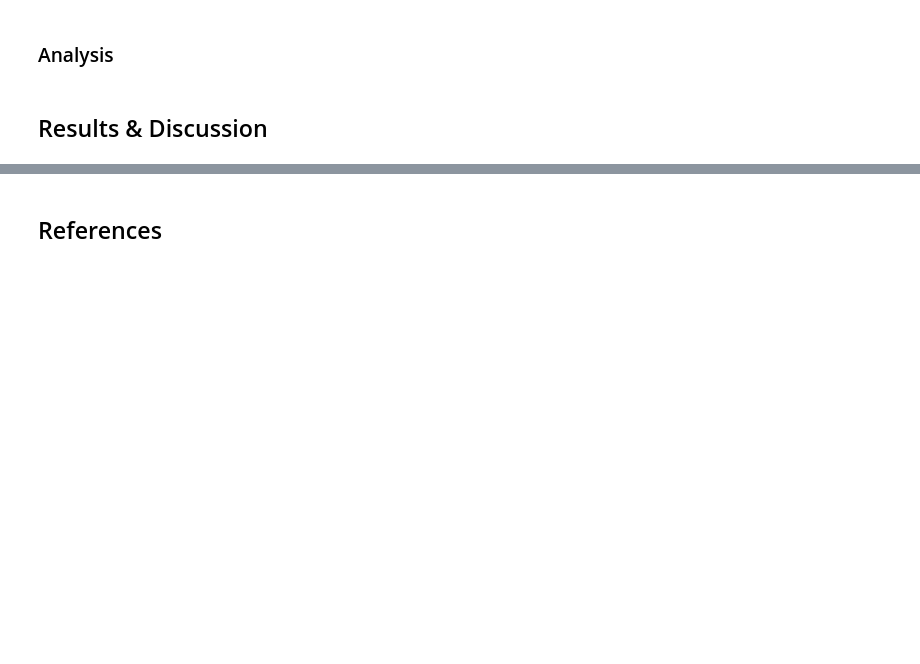
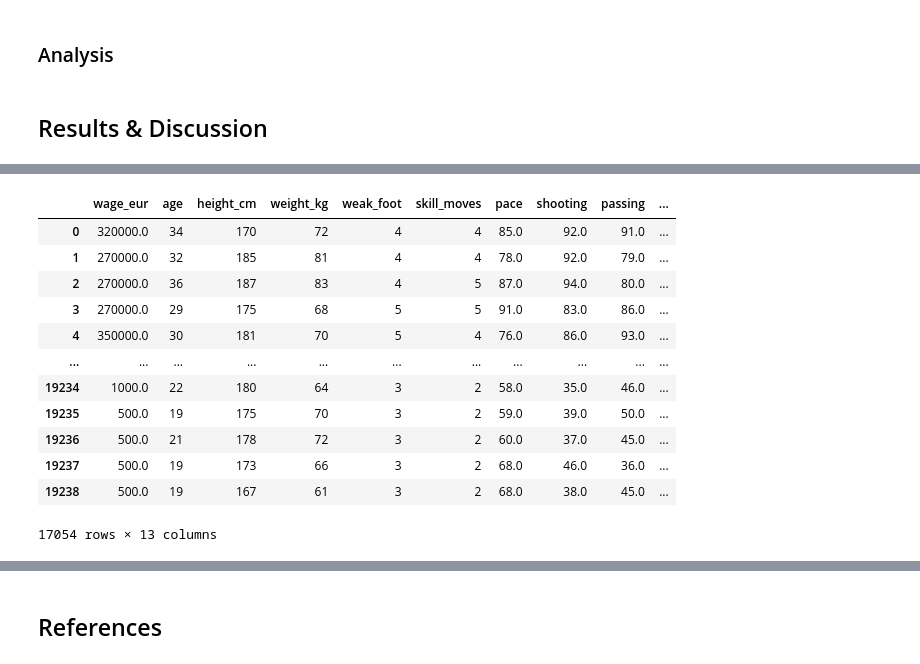
Before and after one commit to UBC-MDS/2023_dsci522-group17, a Jupyter notebook: high-potential-fifa-prediction-report.ipynb, the cells around one changed output, grey strips where cells are left out. Saved outputs shown, nothing was run; the diff lists cells and outputs as text; code cells hidden in the pictures; blank space fills up the shorter version.

```diff
--- a/high-potential-fifa-prediction-report.ipynb
+++ b/high-potential-fifa-prediction-report.ipynb
@@ -47,3 +66,19 @@ FileNotFoundError: [Errno 2] No such file or directory: 'fifa_2022_datasets.zip'
+# %%
+df
+# %% [output]
+|  | wage_eur | age | height_cm | weight_kg | weak_foot | skill_moves | pace | shooting | passing | ... |
+| 0 | 320000.0 | 34 | 170 | 72 | 4 | 4 | 85.0 | 92.0 | 91.0 | ... |
+| 1 | 270000.0 | 32 | 185 | 81 | 4 | 4 | 78.0 | 92.0 | 79.0 | ... |
+| 2 | 270000.0 | 36 | 187 | 83 | 4 | 5 | 87.0 | 94.0 | 80.0 | ... |
+| 3 | 270000.0 | 29 | 175 | 68 | 5 | 5 | 91.0 | 83.0 | 86.0 | ... |
+| 4 | 350000.0 | 30 | 181 | 70 | 5 | 4 | 76.0 | 86.0 | 93.0 | ... |
+| ... | ... | ... | ... | ... | ... | ... | ... | ... | ... | ... |
+| 19234 | 1000.0 | 22 | 180 | 64 | 3 | 2 | 58.0 | 35.0 | 46.0 | ... |
+| 19235 | 500.0 | 19 | 175 | 70 | 3 | 2 | 59.0 | 39.0 | 50.0 | ... |
+| 19236 | 500.0 | 21 | 178 | 72 | 3 | 2 | 60.0 | 37.0 | 45.0 | ... |
+| 19237 | 500.0 | 19 | 173 | 66 | 3 | 2 | 68.0 | 46.0 | 36.0 | ... |
+| 19238 | 500.0 | 19 | 167 | 61 | 3 | 2 | 68.0 | 38.0 | 45.0 | ... |
+17054 rows × 13 columns
 # %%
 # data selection
 df = pd.read_csv("data/players_22.csv", encoding="utf-8", low_memory=False)
```
Also changed, not shown: parts of 20 cells of this notebook.
